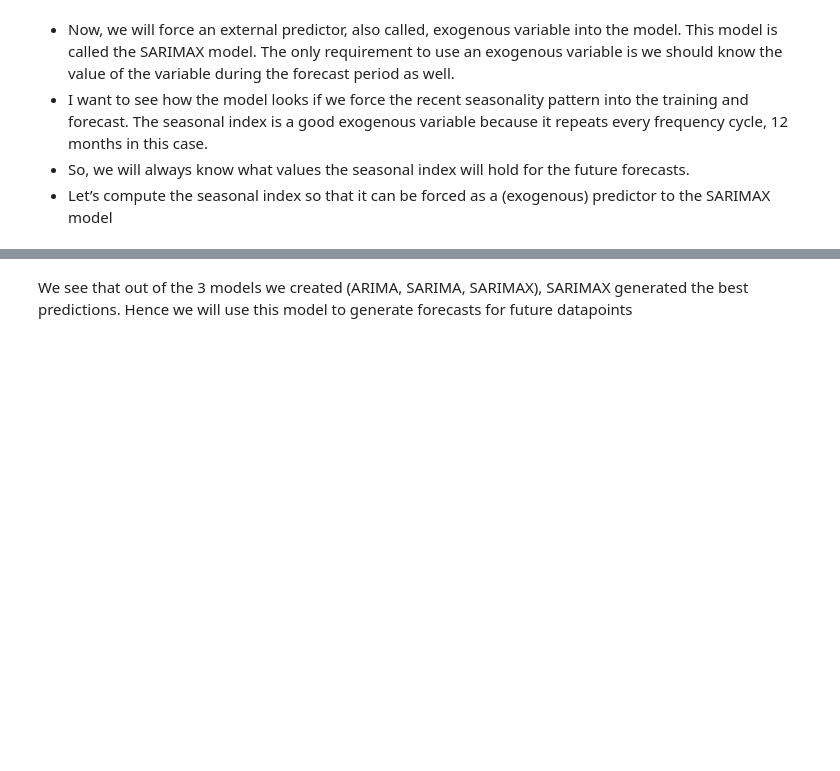
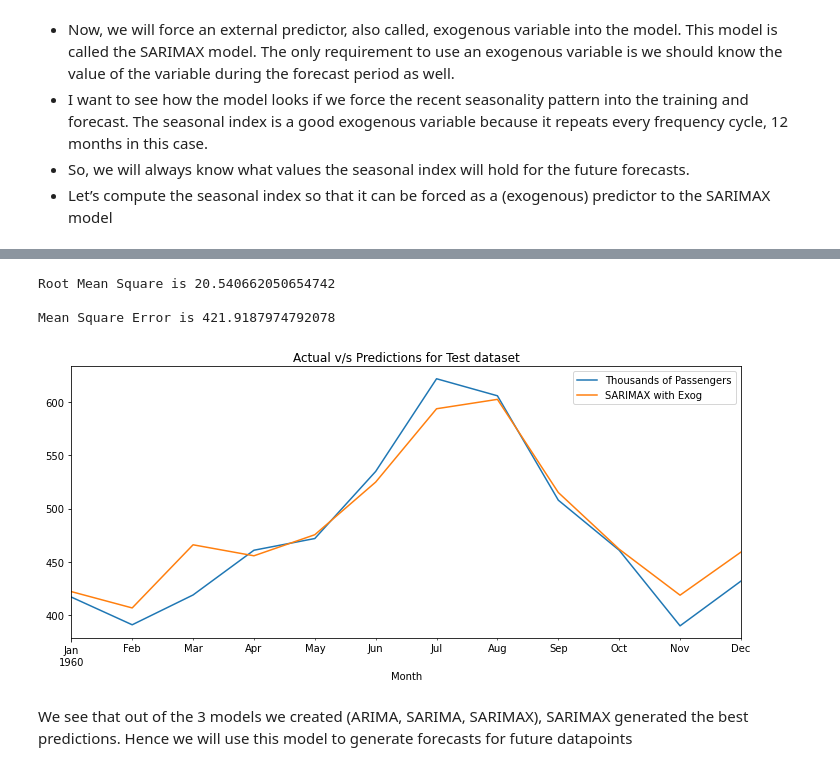
Before and after one commit to gargi01/Airline-Pasengers-Forecasting, a Jupyter notebook: Time_Series_ARIMA_SARIMA_SARIMAX.ipynb, the cells around one changed output, grey strips where cells are left out. Drawn from its saved outputs; the diff is of its cells as text; code cells hidden in the pictures; blank space fills up the shorter version.

```diff
--- a/Time_Series_ARIMA_SARIMA_SARIMAX.ipynb
+++ b/Time_Series_ARIMA_SARIMA_SARIMAX.ipynb
@@ -407,8 +423,8 @@ pred.plot(legend=True)
 ### Evaluate the Model
 # %%
 mse= mean_squared_error(test["Thousands of Passengers"],pred)
-rmse= rmse(test["Thousands of Passengers"], pred)
+rmse_arima= rmse(test["Thousands of Passengers"], pred)
 
-print(f"Root Mean Square is {rmse} \n")
+print(f"Root Mean Square is {rmse_arima} \n")
 print(f"Mean Square Error is {mse}")
 # %% [output]
@@ -495,8 +511,8 @@ pred.plot(legend=True)
 
 #Evaluate the model
 mse= mean_squared_error(test["Thousands of Passengers"],pred)
-rmse= rmse(test["Thousands of Passengers"], pred)
+rmse_sarima= rmse(test["Thousands of Passengers"], pred)
 
-print(f"Root Mean Square is {rmse} \n")
+print(f"Root Mean Square is {rmse_sarima} \n")
 print(f"Mean Square Error is {mse}")
 # %% [output]
@@ -551,23 +617,28 @@ sxmodel.summary()
 # %%
 sarimax_model= SARIMAX(train2["Thousands of Passengers"], order= (1,1,0), seasonal_order= (1,0,0,12),exog=train2[['seasonal']])
 sarimax_model_fit= sarimax_model.fit()
 
 #Predict on Test
 start= len(train)
 end= len(train) + len(test) -1
-pred= sarimax_model.predict(start=start, end=end, dynamic=False, typ="levels",exog=test2[['seasonal']]).rename("SARIMAX with Exog")
+pred= sarimax_model_fit.predict(start=start, end=end, dynamic=False, typ="levels",exog=test2[['seasonal']]).rename("SARIMAX with Exog")
 
 #Plot predictions on Test
 title= "Actual v/s Predictions for Test dataset"
 test["Thousands of Passengers"].plot(figsize=(12,5), title= title, legend=True)
 pred.plot(legend=True)
 
 #Evaluate the model
 mse= mean_squared_error(test["Thousands of Passengers"],pred)
-rmse= rmse(test["Thousands of Passengers"], pred)
+rmse_sarimax= rmse(test["Thousands of Passengers"], pred)
 
-print(f"Root Mean Square is {rmse} \n")
+print(f"Root Mean Square is {rmse_sarimax} \n")
 print(f"Mean Square Error is {mse}")
+# %% [output]
+Root Mean Square is 20.540662050654742
+
+Mean Square Error is 421.9187974792078
+[figure, added]
 # %% [markdown]
 We see that out of the 3 models we created (ARIMA, SARIMA, SARIMAX), SARIMAX generated the best predictions. Hence we will use this model to generate forecasts for future datapoints
 # %% [markdown]
```
Also changed, not shown: parts of 11 cells of this notebook.
